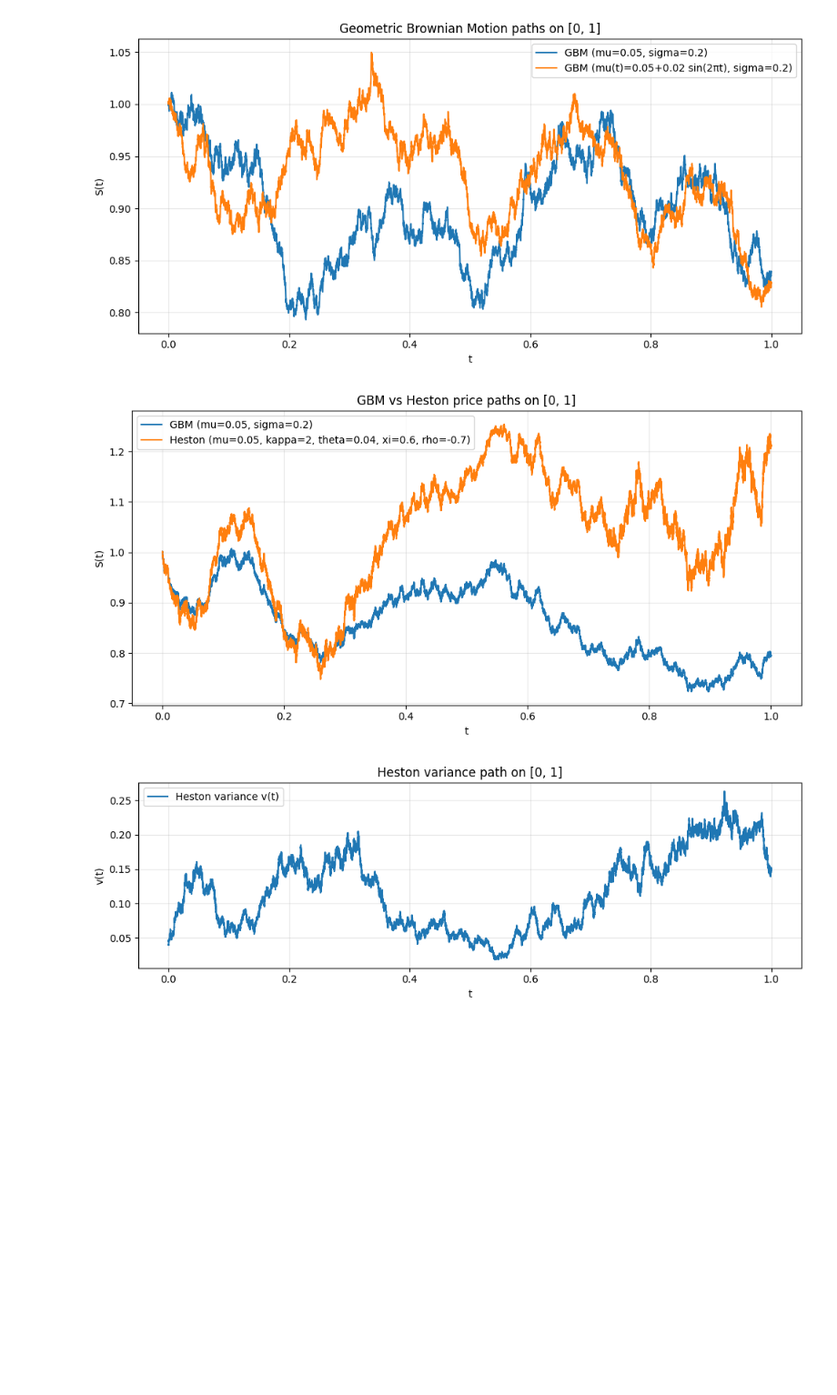
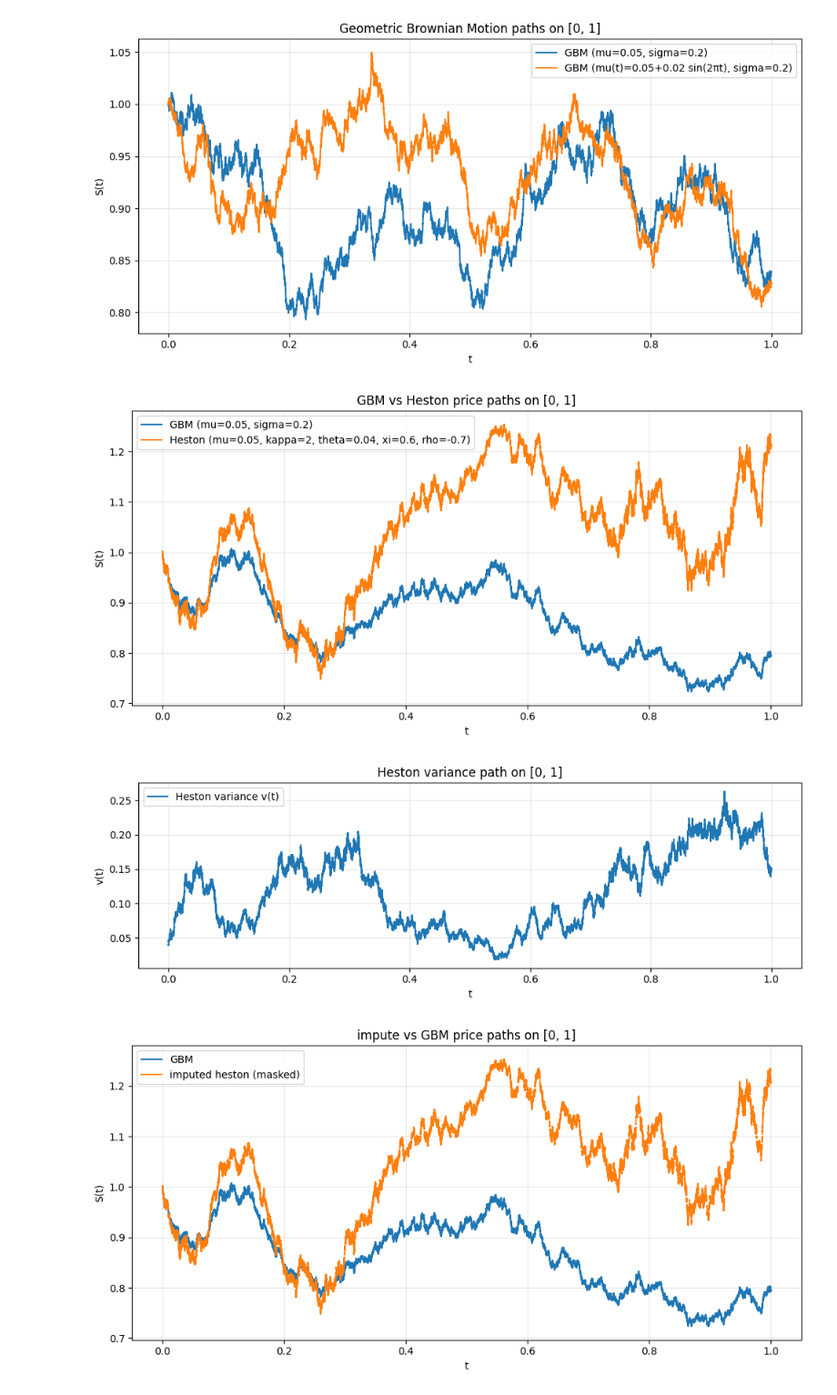
Before and after one commit to anahmias-22/lag_transformer_gbm, a Jupyter notebook: gbm.ipynb, the cells around one changed output. Shown at 91% size. Saved outputs shown, nothing was run; the diff lists cells and outputs as text; code cells hidden in the pictures; blank space fills up the shorter version.

Commit message:
heston model

```diff
--- a/gbm.ipynb
+++ b/gbm.ipynb
@@ -279,14 +290,16 @@ plt.show()
 # %%
 import matplotlib.pyplot as plt
 import numpy as np
-
+N_steps = 100000
+# simulate mask for imputation
+impute_mask = np.random.randint(0,2, size=(N_steps+1,))
 # --- Simulations ---
-gbm = GBM(N_steps=100000, mu=0.05, sigma=0.2, s0=1.0)
+gbm = GBM(N_steps= N_steps, mu=0.05, sigma=0.2, s0=1.0)
 t, S = gbm.build_path(seed=20)
 
 # Heston path (returns t, S, v)
 heston = Heston(
-    N_steps=100000,
+    N_steps= N_steps,
     mu=0.5,
     kappa=2.0,
     theta=0.08,
@@ -295,30 +308,49 @@ heston = Heston(
     s0=1.0,
     v0=0.04
 )
 t_h, S_h, v_h = heston.build_path(seed=20)
+# impute heston path
+impute_curve= impute_path(S_h, impute_mask)
 
 # --- Plot price paths ---
 plt.figure(figsize=(10, 5))
 plt.plot(t, S, label="GBM (mu=0.05, sigma=0.2)")
 plt.plot(t_h, S_h, label="Heston (mu=0.05, kappa=2, theta=0.04, xi=0.6, rho=-0.7)")
 plt.xlabel("t")
 plt.ylabel("S(t)")
 plt.title("GBM vs Heston price paths on [0, 1]")
 plt.grid(True, alpha=0.3)
 plt.legend()
 plt.tight_layout()
 plt.show()
 
 # --- Optional: plot variance path too ---
 plt.figure(figsize=(10, 3.5))
 plt.plot(t_h, v_h, label="Heston variance v(t)")
 plt.xlabel("t")
 plt.ylabel("v(t)")
 plt.title("Heston variance path on [0, 1]")
 plt.grid(True, alpha=0.3)
 plt.legend()
 plt.tight_layout()
 plt.show()
+
+# --- Plot impute paths (do not connect through zeros) ---
+impute_curve_plot = impute_curve.copy()
+impute_curve_plot[impute_curve_plot == 0.0] = np.nan   # break the line at missing points
+
+plt.figure(figsize=(10, 5))
+plt.plot(t, S, label="GBM")
+plt.plot(t_h, impute_curve_plot, label="imputed heston (masked)")
+
+plt.xlabel("t")
+plt.ylabel("S(t)")
+plt.title("impute vs GBM price paths on [0, 1]")
+plt.grid(True, alpha=0.3)
+plt.legend()
+plt.tight_layout()
+plt.show()
 # %% [output]
 [figure]
 [figure]
+[figure, added]
```
Also changed, not shown: parts of 1 cell of this notebook, 2 other files.
